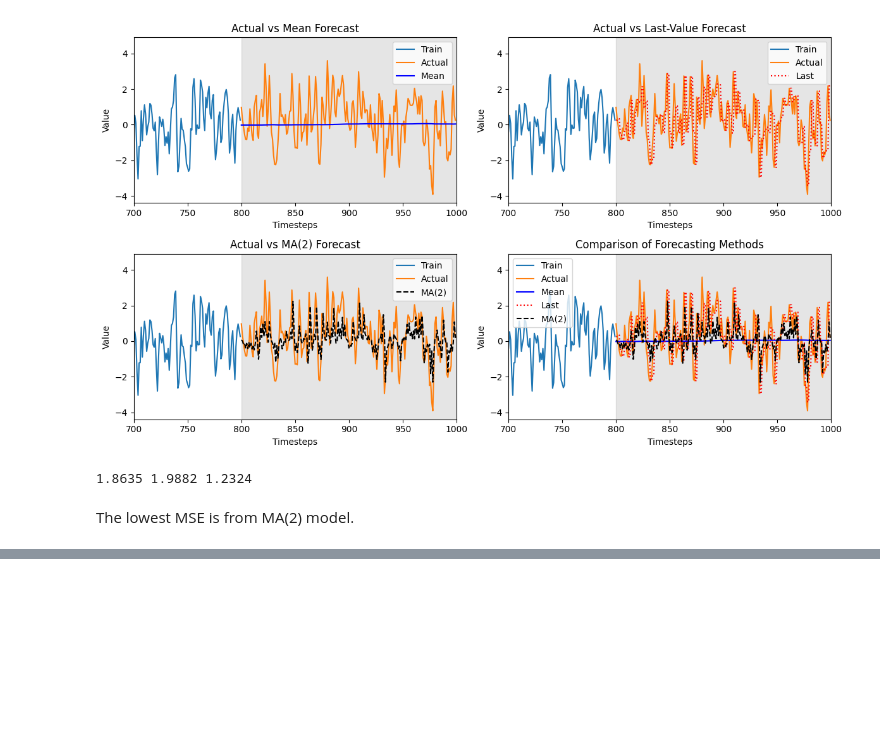
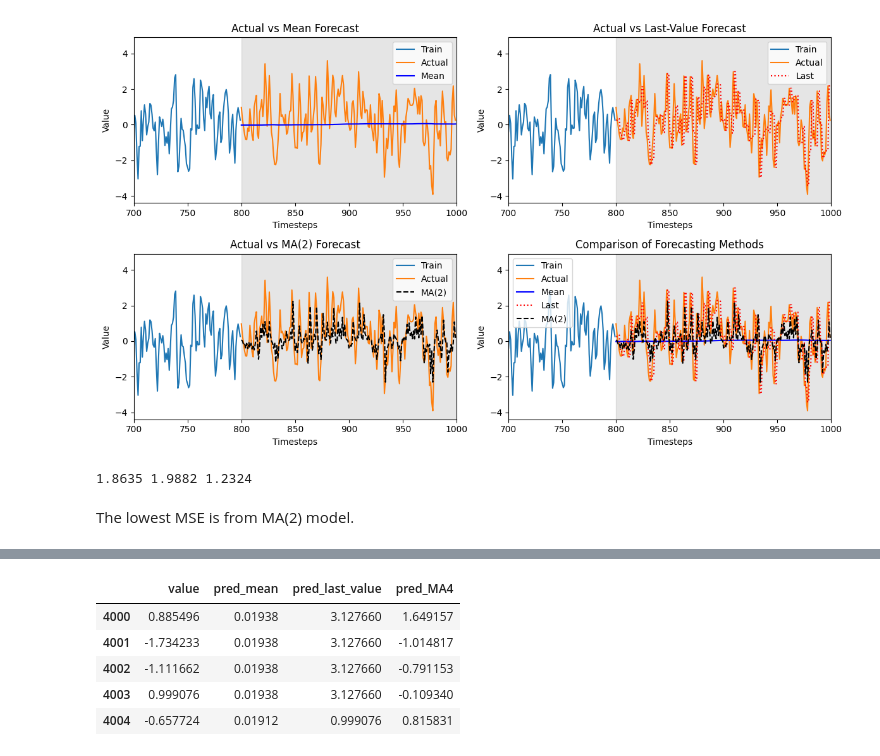
Before and after one commit to avirupc/time-series-learning, a Jupyter notebook: Chapters/2. Moving Average Process/2. Exercise.ipynb, the cells around one changed output, grey strips where cells are left out. Saved outputs shown, nothing was run; the diff lists cells and outputs as text; code cells hidden in the pictures; blank space fills up the shorter version.

```diff
--- a/Chapters/2. Moving Average Process/2. Exercise.ipynb
+++ b/Chapters/2. Moving Average Process/2. Exercise.ipynb
@@ -330,0 +381,7 @@ The lowest MSE is from MA(2) model.
+# %%
+# 5. Separate your simulated series into train and test sets.
+
+df2 = pd.DataFrame({"value": MA4_process})
+
+train = df2[:4000]
+test = df2[4000:]
@@ -330,0 +449,9 @@ The lowest MSE is from MA(2) model.
+# %%
+test.head()
+# %% [output]
+|  | value | pred_mean | pred_last_value | pred_MA4 |
+| 4000 | 0.885496 | 0.01938 | 3.127660 | 1.649157 |
+| 4001 | -1.734233 | 0.01938 | 3.127660 | -1.014817 |
+| 4002 | -1.111662 | 0.01938 | 3.127660 | -0.791153 |
+| 4003 | 0.999076 | 0.01938 | 3.127660 | -0.109340 |
+| 4004 | -0.657724 | 0.01912 | 0.999076 | 0.815831 |
```
Also changed, not shown: parts of 11 cells of this notebook.
